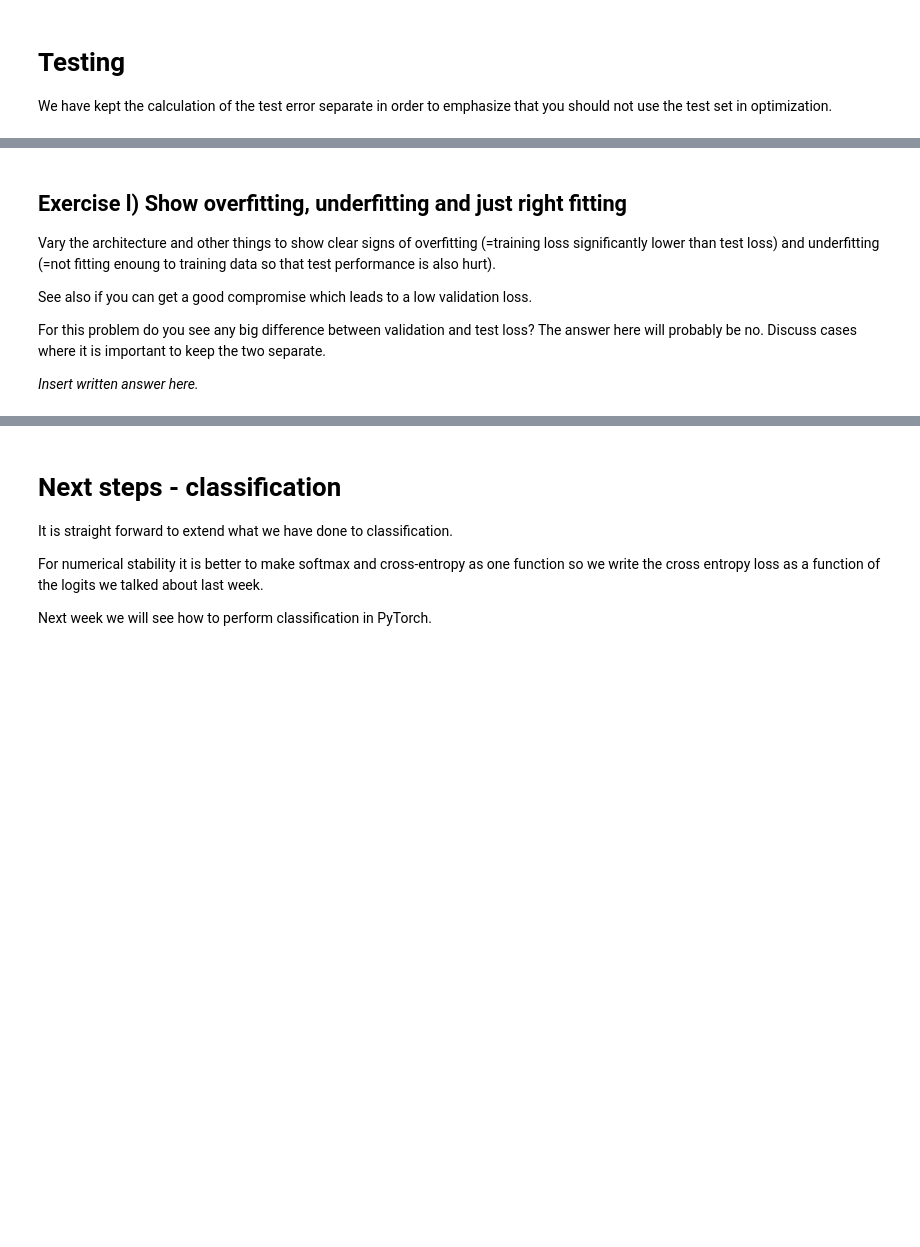
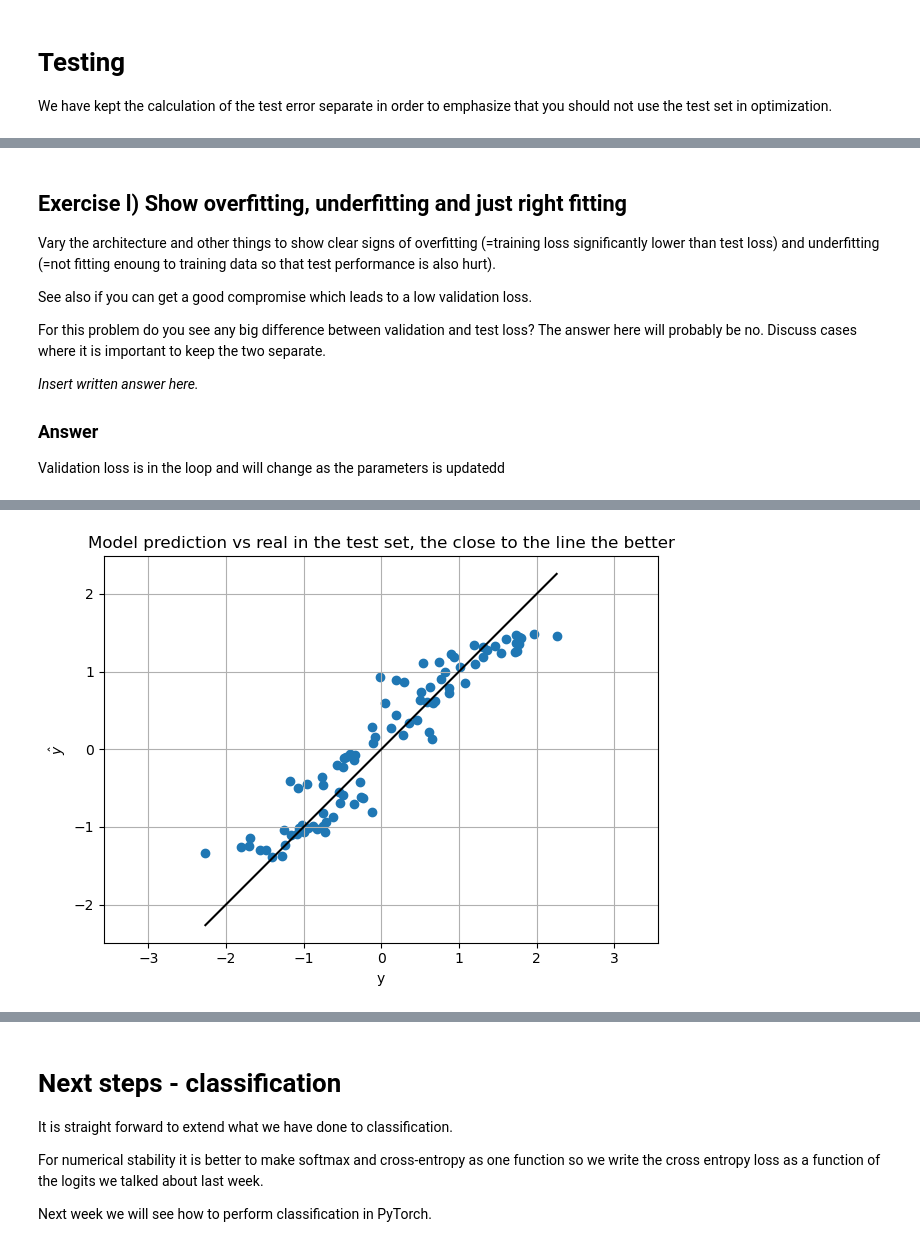
Before and after one commit to HolgeMax/Deep_learning, a Jupyter notebook: Lecture_2/2.1 FNN AutoDif Nanograd.ipynb, the cells around one changed output, grey strips where cells are left out. Cells and saved outputs as stored; diff of their text form; code cells hidden in the pictures; blank space fills up the shorter version.

```diff
--- a/Lecture_2/2.1 FNN AutoDif Nanograd.ipynb
+++ b/Lecture_2/2.1 FNN AutoDif Nanograd.ipynb
@@ -677,7 +820,7 @@ We initialize again:
 NN = [
     DenseLayer(1, 15, lambda x: x.relu()),
     DenseLayer(15, 50, lambda x: x.relu()),
-    DenseLayer(50, 1, lambda x: x.identity())
+    DenseLayer(50, 1, lambda x: x.inde())
 ]
 
 output = forward(x_train, NN)
@@ -719,7 +881,7 @@ print('\nNetwork after zeroing gradients:')
 # Initialize an arbitrary neural network
 NN = [
     DenseLayer(1, 8, lambda x: x.relu()),
-    DenseLayer(8, 1, lambda x: x.identity())
+    DenseLayer(8, 1, lambda x: x.inde())
 ]
 
 # Recommended hyper-parameters for 3-D:
@@ -733,7 +895,7 @@ NN = [
 ## of the activation functions.
 # %%
 # Initialize training hyperparameters
-EPOCHS = 200
+EPOCHS = 500
 LEARN_R = 2e-3
 # %%
 train_loss = []
@@ -813,3 +1000,5 @@ See also if you can get a good compromise which leads to a low validation loss.
 For this problem do you see any big difference between validation and test loss? The answer here will probably be no. Discuss cases where it is important to keep the two separate.
 
 _Insert written answer here._
+### Answer
+Validation loss is in the loop and will change as the parameters is updatedd
@@ -817,0 +1005,45 @@ _Insert written answer here._
+# %%
+EPOCHS =  50
+LEARN_R = 1e-3
+NN = [
+    DenseLayer(1, 10, lambda x: x.tanh()),
+    DenseLayer(10, 1, lambda x: x.inde())
+]
+# %%
+# Insert your code for getting overfitting, underfitting and just right fitting
+train_loss = []
+val_loss = []
+
+for e in range(EPOCHS):
+    loss = squared_loss(y_train, forward(x_train, NN))
+    loss.backward()
+
+    update_parameters(parameters(NN), LEARN_R)
+    zero_gradients(parameters(NN))
+
+    train_loss.append(loss.v)
+
+    Loss_validation = squared_loss(y_validation, forward(x_validation, NN))
+    val_loss.append(Loss_validation.v)
+
+    if e%10 == 0:
+        print("{:4d}".format(e),
+        "({:5.2f}%)".format(e/EPOCHS*100),
+        "Train loss: {:4.3f} \t Validation loss: {:4.3f}".format(train_loss[-1], val_loss[-1]))
+
+output_test = forward(x_test, NN)
+y_test_np = Var_to_nparray(y_test)
+plt.figure()
+plt.scatter(y_test_np, Var_to_nparray(output_test));
+plt.plot([np.min(y_test_np), np.max(y_test_np)], [np.min(y_test_np), np.max(y_test_np)], color='k');
+plt.xlabel("y");
+plt.ylabel("$\hat{y}$");
+plt.title("Model prediction vs real in the test set, the close to the line the better")
+plt.grid(True);
+plt.axis('equal');
+plt.tight_layout();
+
+Loss_test = squared_loss(y_test, forward(x_test, NN))
+
+print("Test loss:  {:4.3f}".format(Loss_test.v))
+# %% [output]
@@ -817,0 +1056 @@ _Insert written answer here._
+[figure, added]
```
Also changed, not shown: parts of 35 cells of this notebook, 4 other files.
